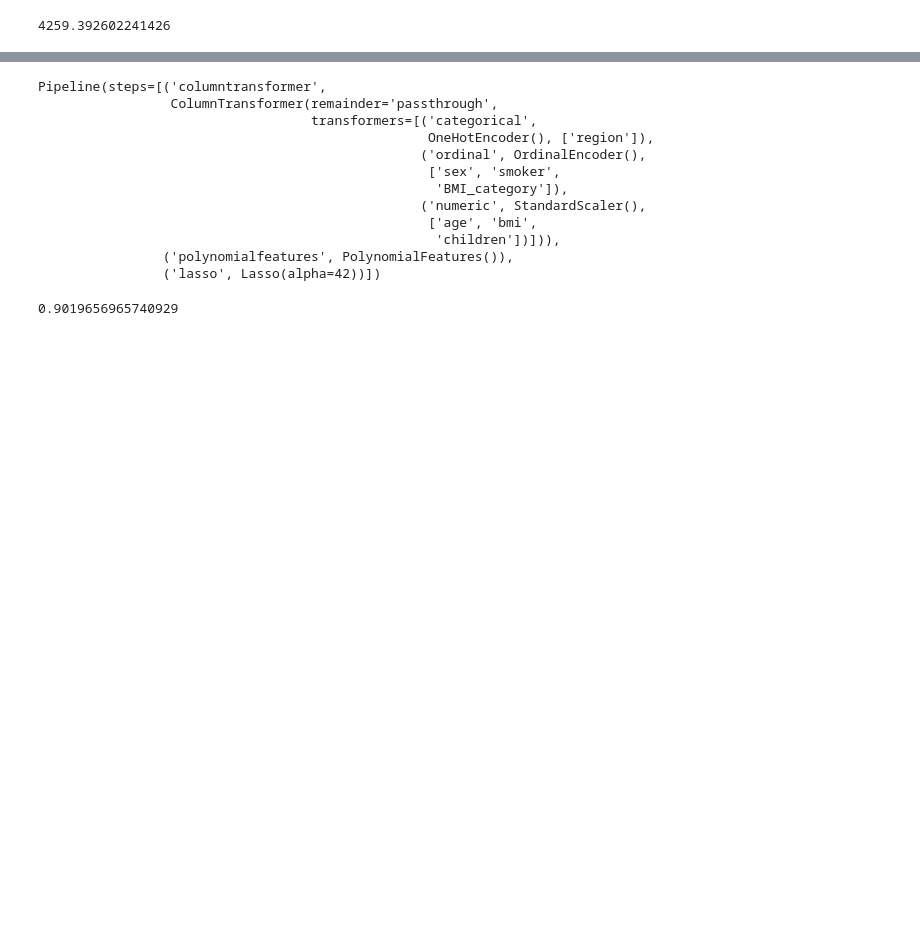
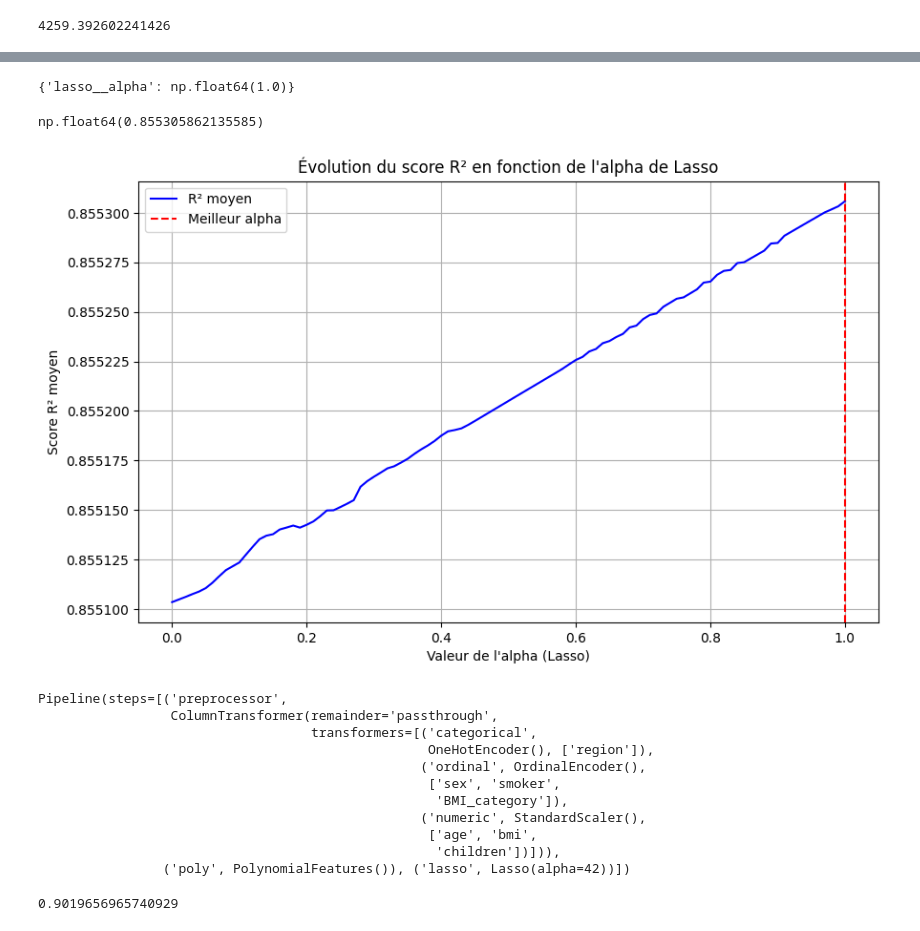
Before and after one commit to istaion/Assur_aimant, a Jupyter notebook: victor/modelisation.ipynb, the cells around one changed output, grey strips where cells are left out. Drawn from its saved outputs; the diff is of its cells as text; code cells hidden in the pictures; blank space fills up the shorter version.

```diff
--- a/victor/modelisation.ipynb
+++ b/victor/modelisation.ipynb
@@ -315,8 +372,53 @@ plt.show()
+# %%
+param_grid = {
+    "lasso__alpha": np.linspace(0, 1, 101),
+}
+
+grid_search = GridSearchCV(
+    pipeline,
+    param_grid,
+    cv=5,
+    scoring="r2",
+)
+grid_search.fit(data, target)
+
+grid_search.best_params_
+# %% [output]
+{'lasso__alpha': np.float64(1.0)}
+# %%
+grid_search.best_score_
+# %% [output]
+np.float64(0.855305862135585)
+# %%
+results = grid_search.cv_results_
+alphas = results["param_lasso__alpha"].data
+mean_scores = results["mean_test_score"]
+
+
+plt.figure(figsize=(10, 6))
+plt.plot(alphas, mean_scores, label="R² moyen", color="blue")
+
+# Ajouter des annotations
+plt.axvline(grid_search.best_params_["lasso__alpha"], color="red", linestyle="--", label="Meilleur alpha")
+plt.xlabel("Valeur de l'alpha (Lasso)")
+plt.ylabel("Score R² moyen")
+plt.title("Évolution du score R² en fonction de l'alpha de Lasso")
+plt.legend()
+plt.grid(True)
+plt.show()
+# %% [output]
+[figure, added]
 # %%
-model = make_pipeline(preprocessor, PolynomialFeatures(2), Lasso(42))
-model.fit(X_train,y_train)
+pipeline = Pipeline([
+    ("preprocessor", preprocessor),
+    ("poly", PolynomialFeatures()),
+    ("lasso", Lasso())
+])
+
+pipeline.set_params(poly__degree=2, lasso__alpha=42)
+pipeline.fit(X_train, y_train)
 # %% [output]
-Pipeline(steps=[('columntransformer',
+Pipeline(steps=[('preprocessor',
                  ColumnTransformer(remainder='passthrough',
                                    transformers=[('categorical',
                                                   OneHotEncoder(), ['region']),
@@ -326,8 +428,7 @@ Pipeline(steps=[('columntransformer',
                                                  ('numeric', StandardScaler(),
                                                   ['age', 'bmi',
                                                    'children'])])),
-                ('polynomialfeatures', PolynomialFeatures()),
-                ('lasso', Lasso(alpha=42))])
+                ('poly', PolynomialFeatures()), ('lasso', Lasso(alpha=42))])
 # %%
 model.score(X_test,y_test)
 # %% [output]
```
Also changed, not shown: parts of 23 cells of this notebook.
